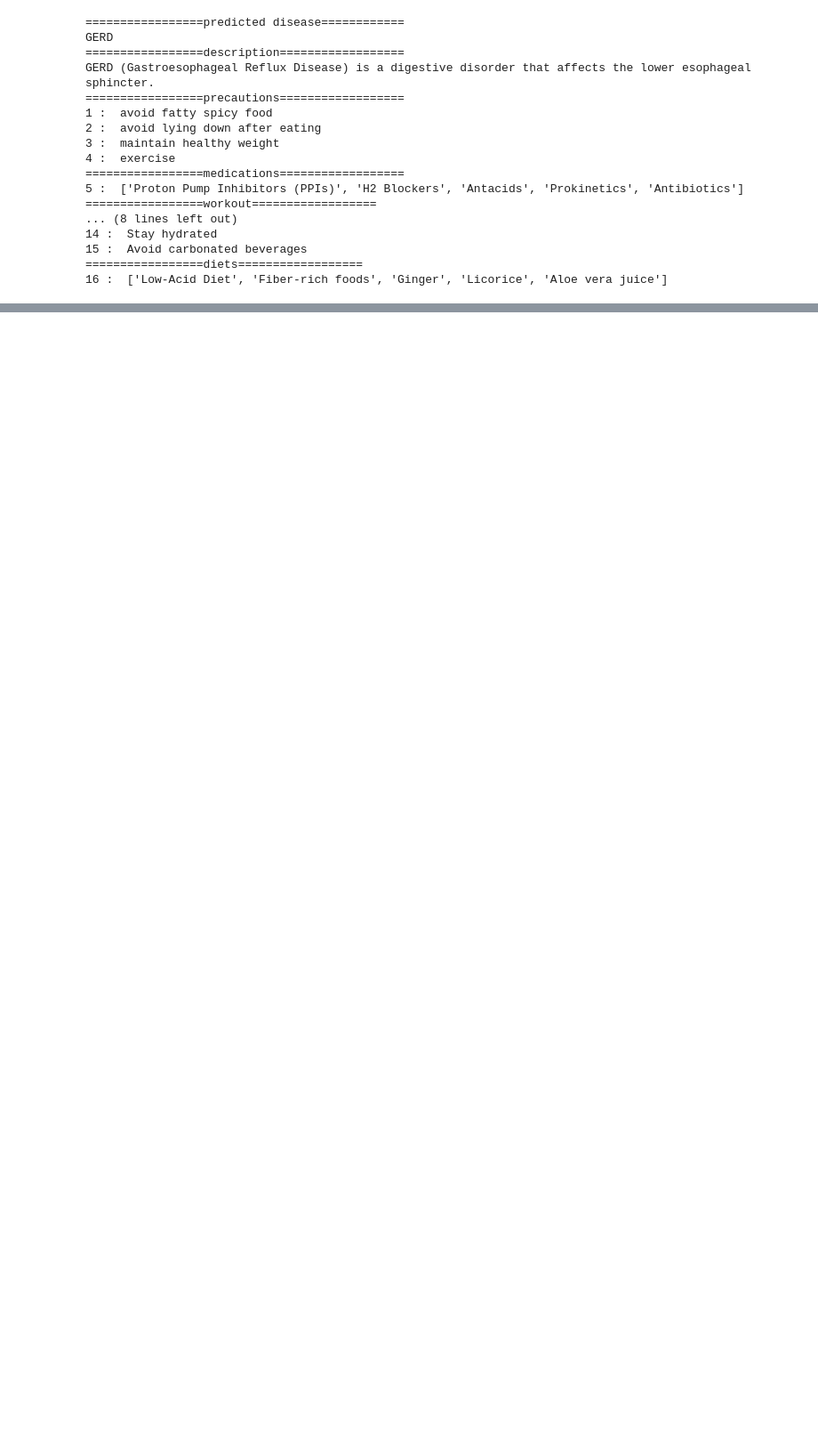
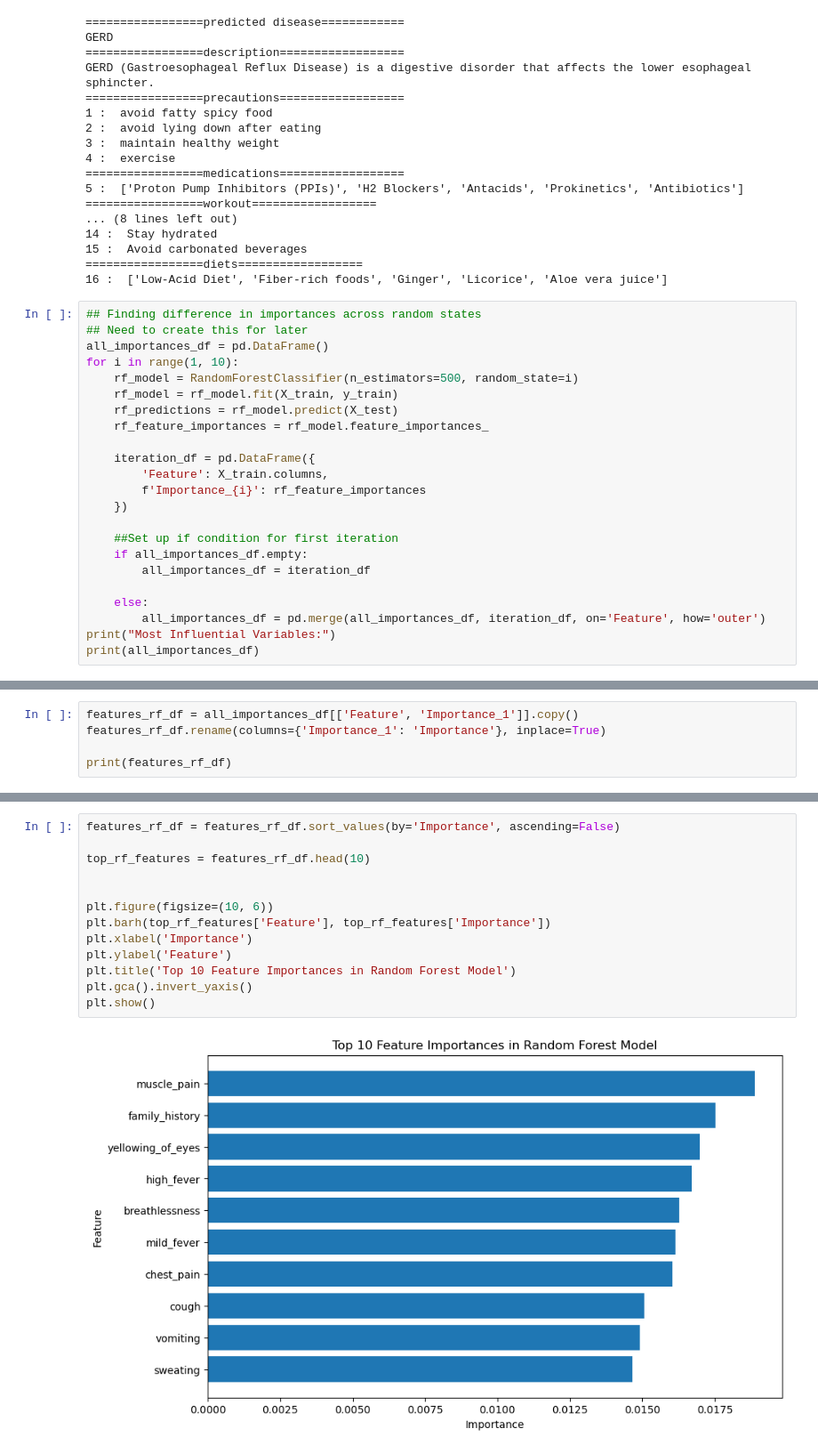
Before and after one commit to brendan1928/Project-4-Team-8, a Jupyter notebook: Intial_Analysis_Project_4 copy.ipynb, the cells around one changed output, grey strips where cells are left out. Shown: that part at 89% size. Drawn from its saved outputs; the diff is of its cells as text; blank space fills up the shorter version.

```diff
--- a/Intial_Analysis_Project_4 copy.ipynb
+++ b/Intial_Analysis_Project_4 copy.ipynb
@@ -211,3 +302,26 @@ GERD (Gastroesophageal Reflux Disease) is a digestive disorder that affects the
 15 :  Avoid carbonated beverages
 =================diets==================
 16 :  ['Low-Acid Diet', 'Fiber-rich foods', 'Ginger', 'Licorice', 'Aloe vera juice']
+# %%
+## Finding difference in importances across random states
+## Need to create this for later
+all_importances_df = pd.DataFrame()
+for i in range(1, 10):
+    rf_model = RandomForestClassifier(n_estimators=500, random_state=i)
+    rf_model = rf_model.fit(X_train, y_train)
+    rf_predictions = rf_model.predict(X_test)
+    rf_feature_importances = rf_model.feature_importances_
+
+    iteration_df = pd.DataFrame({
+        'Feature': X_train.columns,
+        f'Importance_{i}': rf_feature_importances
+    })
+
+    ##Set up if condition for first iteration
+    if all_importances_df.empty:
+        all_importances_df = iteration_df
+
+    else:
+        all_importances_df = pd.merge(all_importances_df, iteration_df, on='Feature', how='outer')
+print("Most Influential Variables:")
+print(all_importances_df)
@@ -213,0 +366,5 @@ GERD (Gastroesophageal Reflux Disease) is a digestive disorder that affects the
+# %%
+features_rf_df = all_importances_df[['Feature', 'Importance_1']].copy()
+features_rf_df.rename(columns={'Importance_1': 'Importance'}, inplace=True)
+
+print(features_rf_df)
@@ -213,0 +386,15 @@ GERD (Gastroesophageal Reflux Disease) is a digestive disorder that affects the
+# %%
+features_rf_df = features_rf_df.sort_values(by='Importance', ascending=False)
+
+top_rf_features = features_rf_df.head(10)
+
+
+plt.figure(figsize=(10, 6))
+plt.barh(top_rf_features['Feature'], top_rf_features['Importance'])
+plt.xlabel('Importance')
+plt.ylabel('Feature')
+plt.title('Top 10 Feature Importances in Random Forest Model')
+plt.gca().invert_yaxis()
+plt.show()
+# %% [output]
+[figure, added]
```
Also changed, not shown: parts of 21 cells of this notebook, 1 other file.
